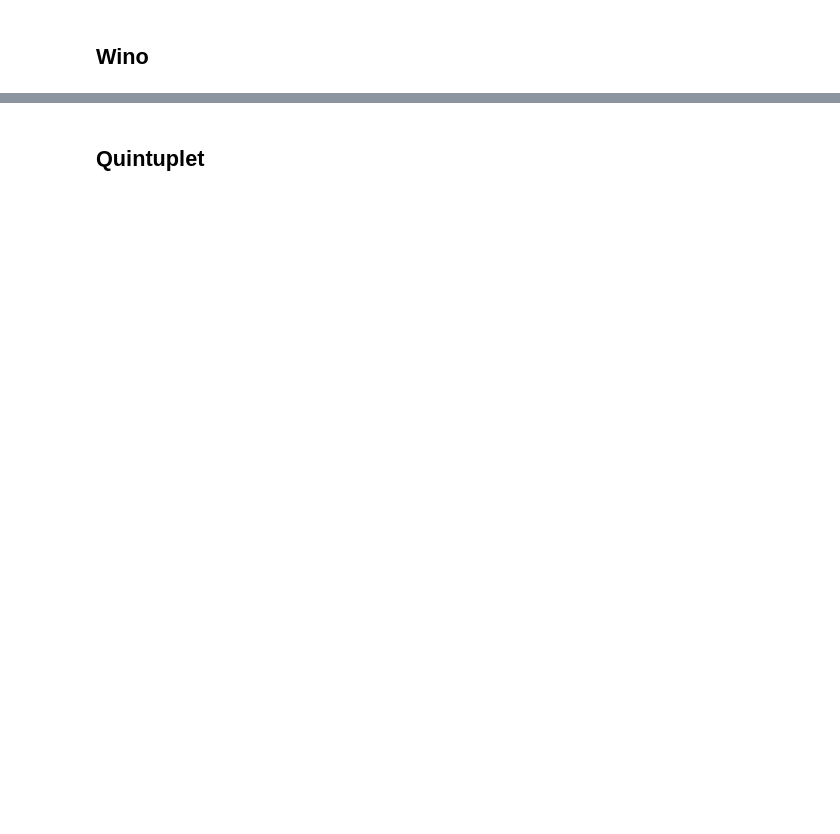
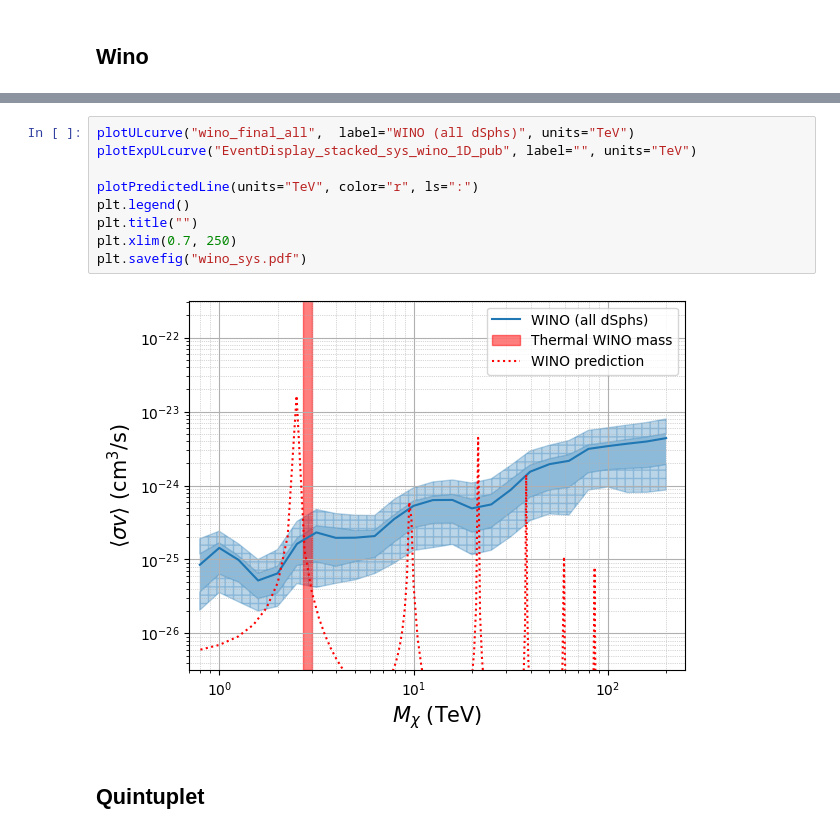
Before and after one commit to takdg123/dm_analysis, a Jupyter notebook: Wino/Plotting.ipynb, the cells around one changed output, grey strips where cells are left out. Saved outputs shown, nothing was run; the diff lists cells and outputs as text; blank space fills up the shorter version.

```diff
--- a/Wino/Plotting.ipynb
+++ b/Wino/Plotting.ipynb
@@ -19,3 +27,14 @@ plt.legend()
+# %%
+plotULcurve("wino_final_all",  label="WINO (all dSphs)", units="TeV")
+plotExpULcurve("EventDisplay_stacked_sys_wino_1D_pub", label="", units="TeV")
+
+plotPredictedLine(units="TeV", color="r", ls=":")
+plt.legend()
+plt.title("")
+plt.xlim(0.7, 250)
+plt.savefig("wino_sys.pdf")
+# %% [output]
+[figure, added]
 # %% [markdown]
 ## Quintuplet
 # %%
```
Also changed, not shown: parts of 13 cells of this notebook, 14 other files.
